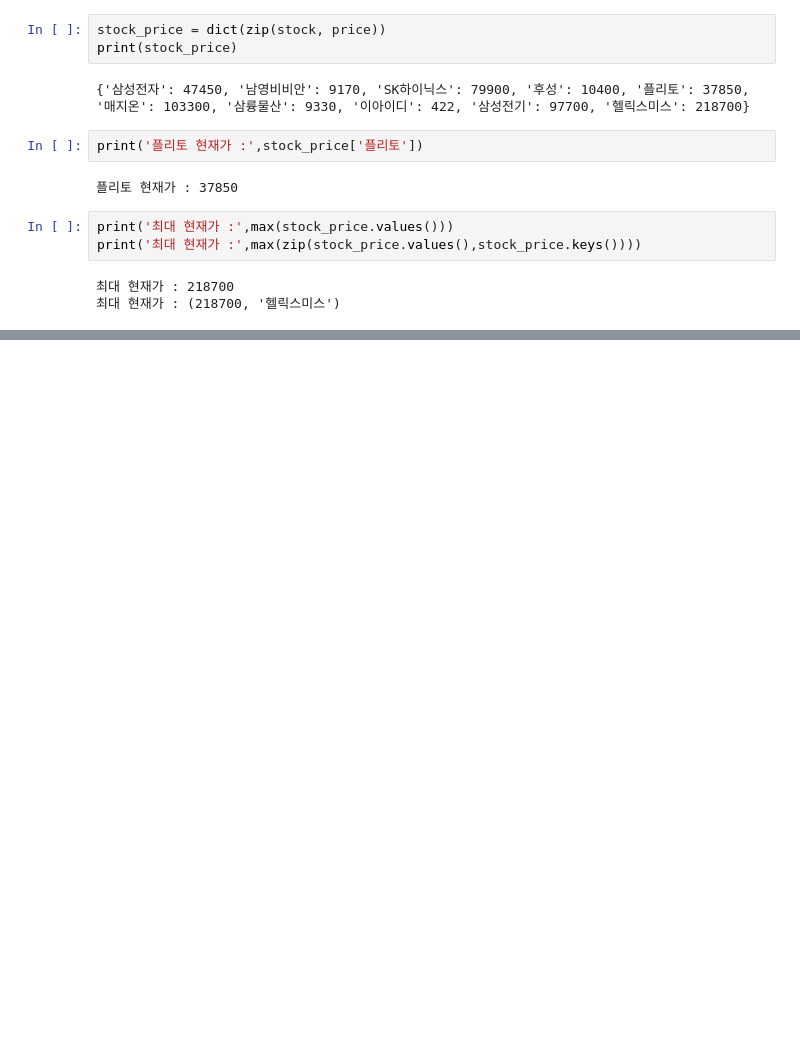
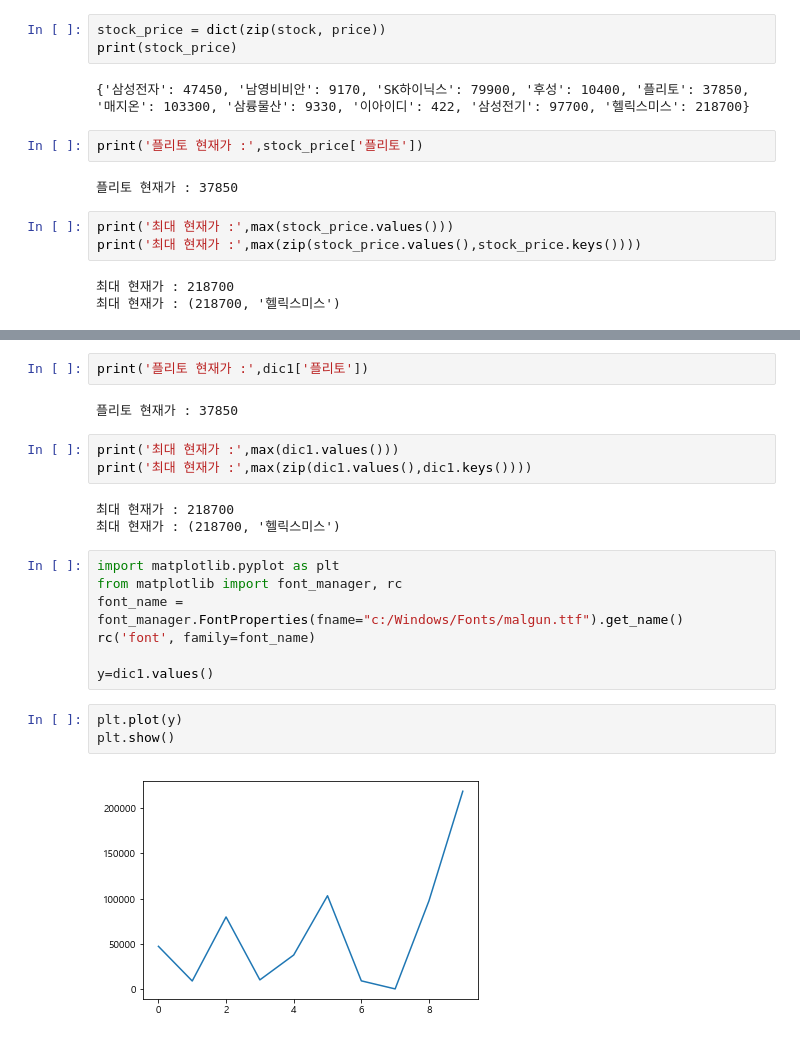
Before and after one commit to yminz/sum_python, a Jupyter notebook: py_ex01.ipynb, the cells around one changed output, grey strips where cells are left out. Cells and saved outputs as stored; diff of their text form; blank space fills up the shorter version.

```diff
--- a/py_ex01.ipynb
+++ b/py_ex01.ipynb
@@ -45,0 +75,22 @@ print('최대 현재가 :',max(zip(stock_price.values(),stock_price.keys())))
+# %%
+print('플리토 현재가 :',dic1['플리토'])
+# %% [output]
+플리토 현재가 : 37850
+# %%
+print('최대 현재가 :',max(dic1.values()))
+print('최대 현재가 :',max(zip(dic1.values(),dic1.keys())))
+# %% [output]
+최대 현재가 : 218700
+최대 현재가 : (218700, '헬릭스미스')
+# %%
+import matplotlib.pyplot as plt
+from matplotlib import font_manager, rc
+font_name = font_manager.FontProperties(fname="c:/Windows/Fonts/malgun.ttf").get_name()
+rc('font', family=font_name)
+
+y=dic1.values()
+# %%
+plt.plot(y)
+plt.show()
+# %% [output]
+[figure, added]
```
Also changed, not shown: parts of 7 cells of this notebook.
